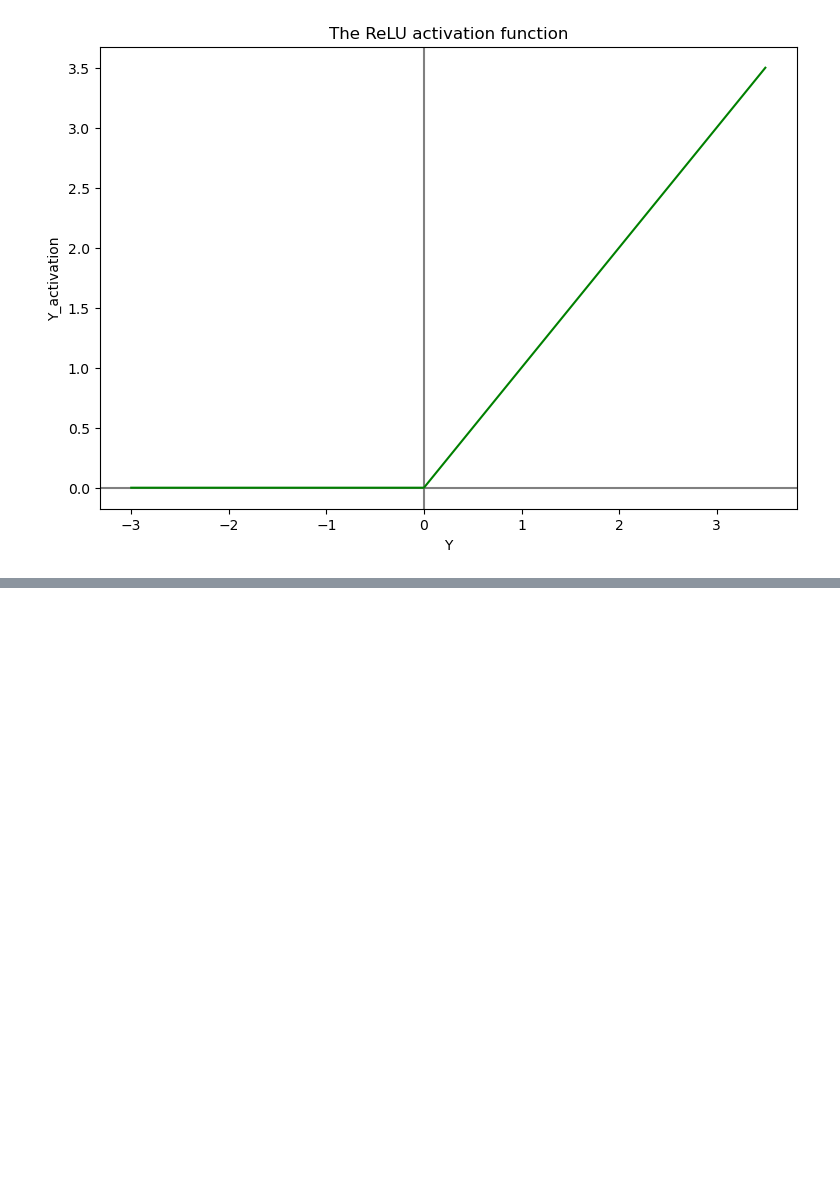
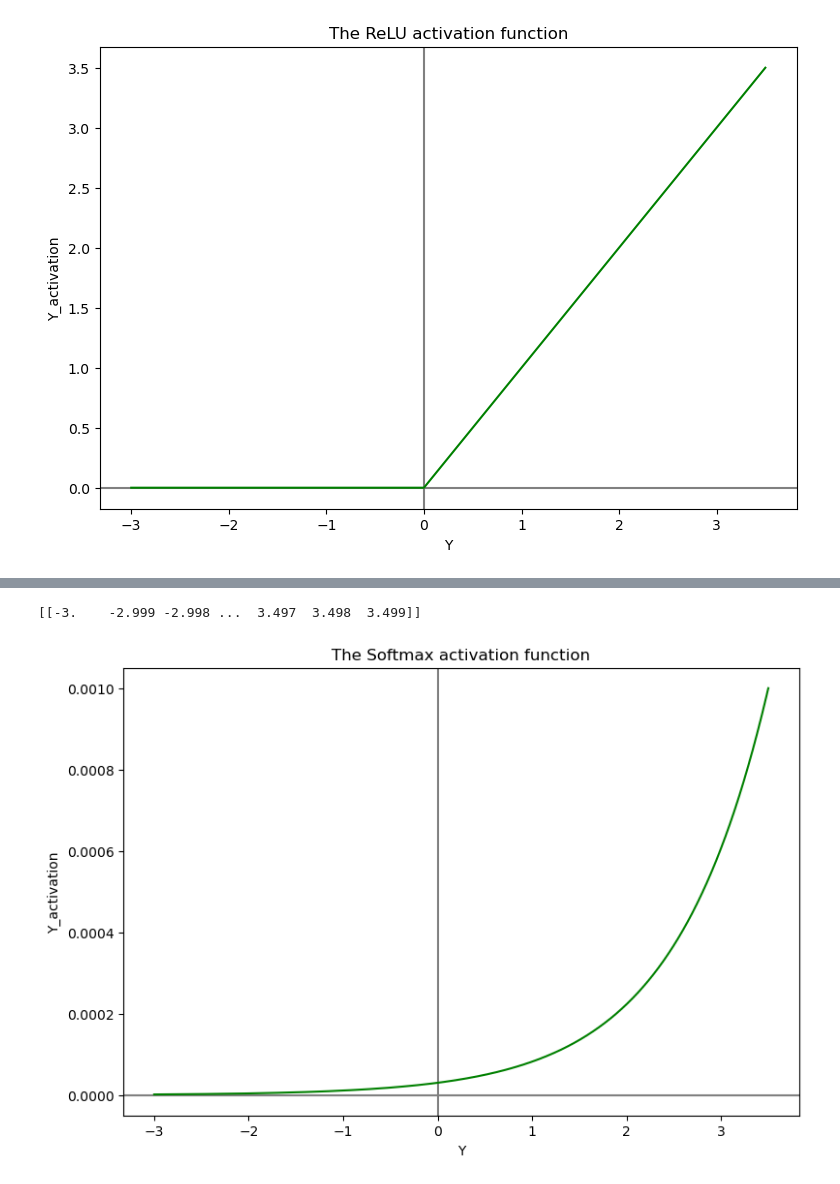
Before and after one commit to pjjvnrbrg/neural_network_theory, a Jupyter notebook: Chapter_4.ipynb, the cells around one changed output, grey strips where cells are left out. Drawn from its saved outputs; the diff is of its cells as text; code cells hidden in the pictures; blank space fills up the shorter version.

Commit message:
Finished chapter 4, added function snippets

```diff
--- a/Chapter_4.ipynb
+++ b/Chapter_4.ipynb
@@ -141,0 +162,19 @@ plt.plot(Y, Y_activation, c='green', label="relu activation")
+# %%
+plt.figure(figsize=(9, 6))
+plt.title("The Softmax activation function")
+plt.xlabel("Y")
+plt.ylabel("Y_activation")
+plt.axvline(x=0, c="grey")
+plt.axhline(y=0, c="grey",)
+
+Y_np = np.array([Y])
+
+exp_values = np.exp(Y_np - np.max(Y_np, axis=1, keepdims=True))
+Y_activation = exp_values / np.sum(exp_values, axis=1, keepdims=True)
+
+plt.plot(Y_np[0], Y_activation[0], c='green', label="softmax activation")
+
+print(Y_np)
+# %% [output]
+[[-3.    -2.999 -2.998 ...  3.497  3.498  3.499]]
+[figure, added]
```
Also changed, not shown: parts of 8 cells of this notebook, 1 other file.
